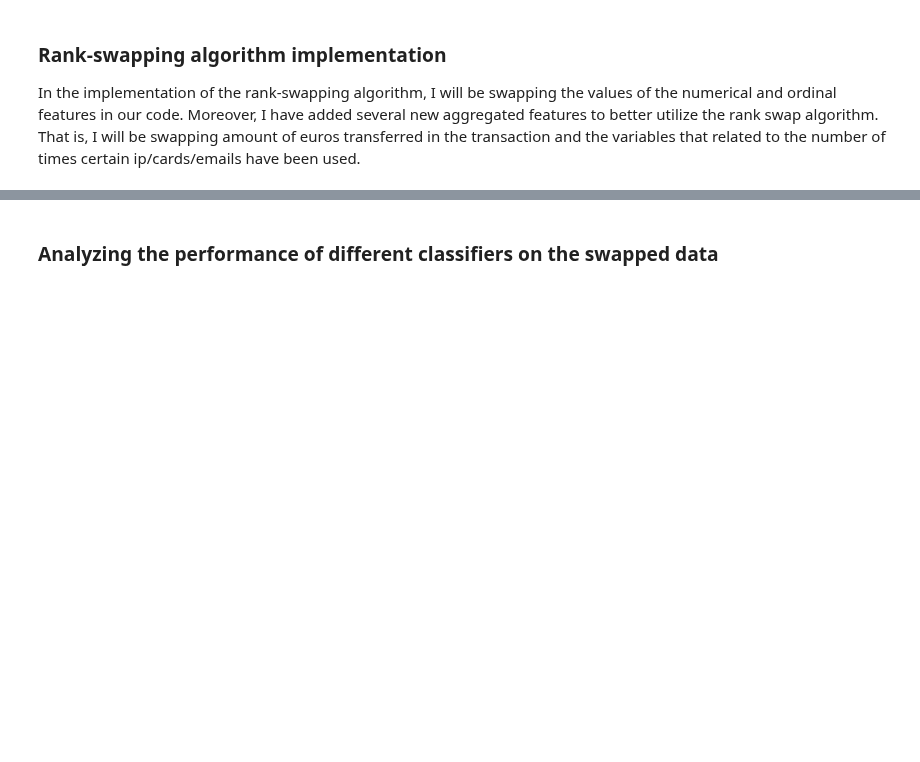
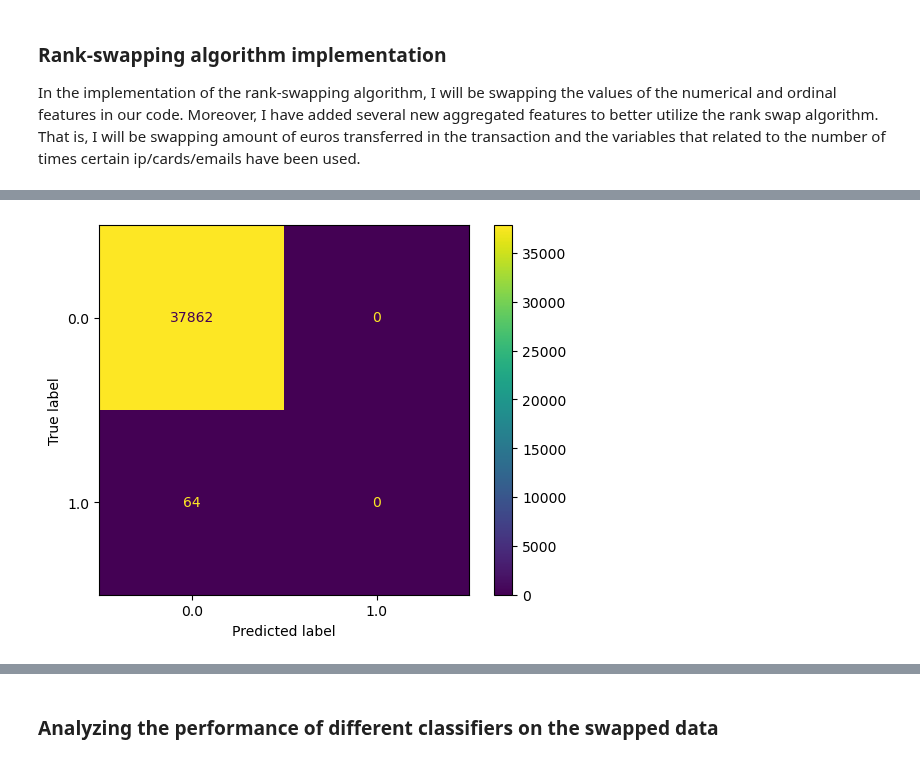
Before and after one commit to kbaran1998/CS4035-cyber-data, a Jupyter notebook: lab1/Lab1_Michal_Okon.ipynb, the cells around one changed output, grey strips where cells are left out. Drawn from its saved outputs; the diff is of its cells as text; code cells hidden in the pictures; blank space fills up the shorter version.

```diff
--- a/lab1/Lab1_Michal_Okon.ipynb
+++ b/lab1/Lab1_Michal_Okon.ipynb
@@ -467,10 +313,9 @@ knn_fpr, knn_tpr, knn_roc_auc, _ = train_classifier_and_plot(
 # %%
-# Import logistic regression
-from sklearn.linear_model import LogisticRegression
-
 # Logistic regression
 logistic_regression_classifier = LogisticRegression(random_state=0)
-logistic_regression_fpr, logistic_regression_tpr, logistic_regression_roc_auc, _ = train_classifier_and_plot(
+logistic_regression_fpr, logistic_regression_tpr, logistic_regression_roc_auc, _ = train_and_plot_classifiers(
     logistic_regression_classifier, train_test_pairs
 )
+# %% [output]
+[figure, added]
 # %%
```
Also changed, not shown: parts of 27 cells of this notebook.
